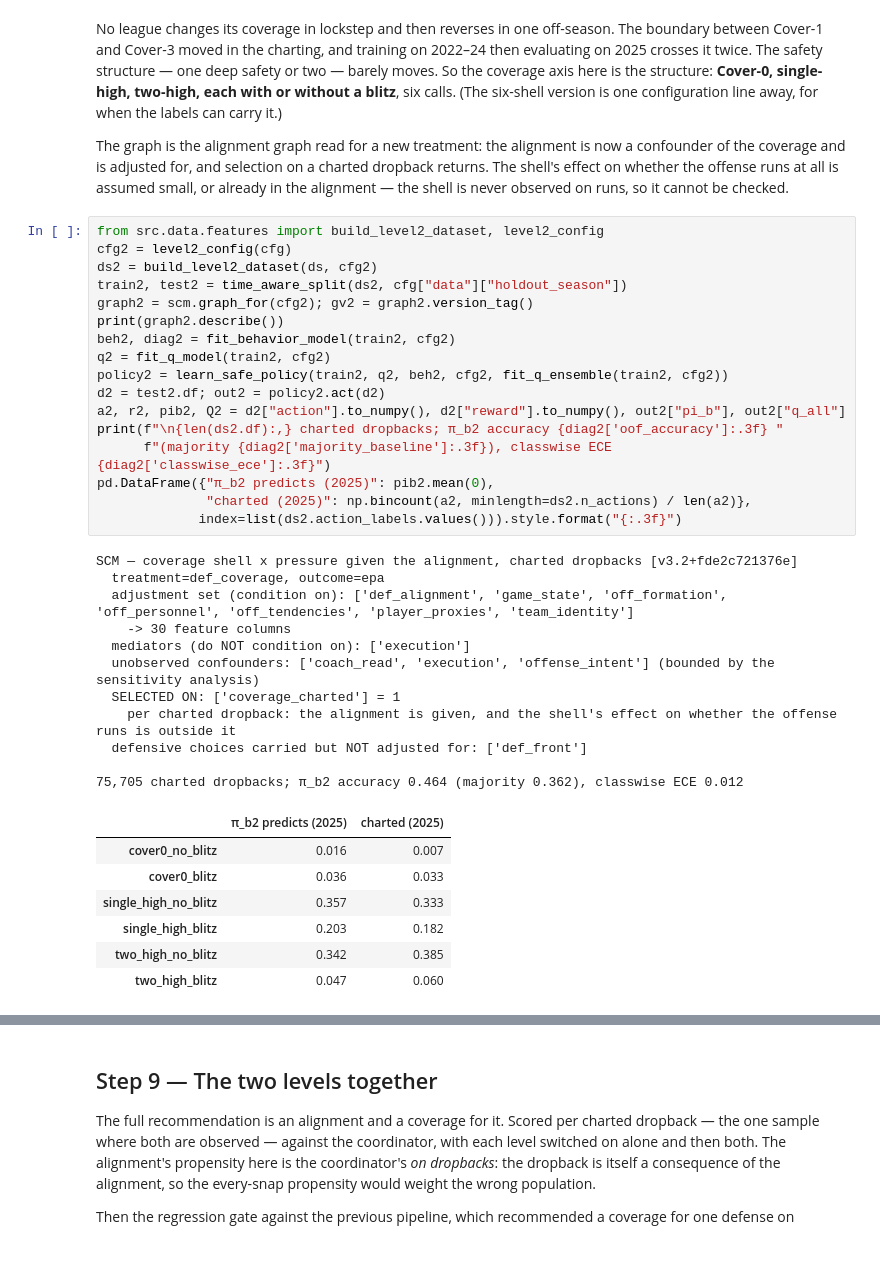
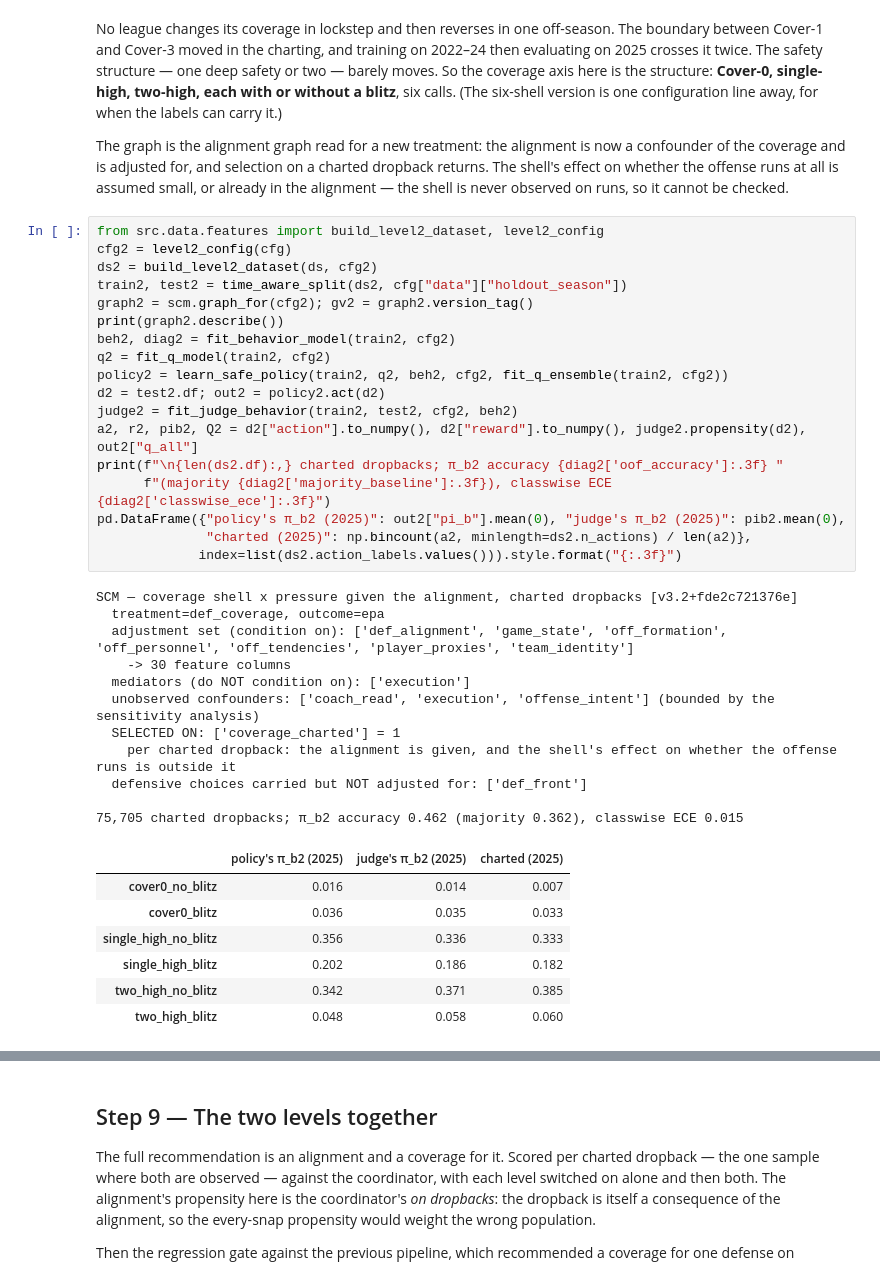
Before and after one commit to pendsec/nfl-playcalling, a Jupyter notebook: notebooks/v3_pipeline_walkthrough.ipynb, the cells around one changed output, grey strips where cells are left out. Saved outputs shown, nothing was run; the diff lists cells and outputs as text.

```diff
--- a/notebooks/v3_pipeline_walkthrough.ipynb
+++ b/notebooks/v3_pipeline_walkthrough.ipynb
@@ -517,39 +580,40 @@ shell is never observed on runs, so it cannot be checked.
 # %%
 from src.data.features import build_level2_dataset, level2_config
 cfg2 = level2_config(cfg)
 ds2 = build_level2_dataset(ds, cfg2)
 train2, test2 = time_aware_split(ds2, cfg["data"]["holdout_season"])
 graph2 = scm.graph_for(cfg2); gv2 = graph2.version_tag()
 print(graph2.describe())
 beh2, diag2 = fit_behavior_model(train2, cfg2)
 q2 = fit_q_model(train2, cfg2)
 policy2 = learn_safe_policy(train2, q2, beh2, cfg2, fit_q_ensemble(train2, cfg2))
 d2 = test2.df; out2 = policy2.act(d2)
-a2, r2, pib2, Q2 = d2["action"].to_numpy(), d2["reward"].to_numpy(), out2["pi_b"], out2["q_all"]
+judge2 = fit_judge_behavior(train2, test2, cfg2, beh2)
+a2, r2, pib2, Q2 = d2["action"].to_numpy(), d2["reward"].to_numpy(), judge2.propensity(d2), out2["q_all"]
 print(f"\n{len(ds2.df):,} charted dropbacks; π_b2 accuracy {diag2['oof_accuracy']:.3f} "
       f"(majority {diag2['majority_baseline']:.3f}), classwise ECE {diag2['classwise_ece']:.3f}")
-pd.DataFrame({"π_b2 predicts (2025)": pib2.mean(0),
+pd.DataFrame({"policy's π_b2 (2025)": out2["pi_b"].mean(0), "judge's π_b2 (2025)": pib2.mean(0),
               "charted (2025)": np.bincount(a2, minlength=ds2.n_actions) / len(a2)},
              index=list(ds2.action_labels.values())).style.format("{:.3f}")
 # %% [output]
 SCM — coverage shell x pressure given the alignment, charted dropbacks [v3.2+fde2c721376e]
   treatment=def_coverage, outcome=epa
   adjustment set (condition on): ['def_alignment', 'game_state', 'off_formation', 'off_personnel', 'off_tendencies', 'player_proxies', 'team_identity']
     -> 30 feature columns
   mediators (do NOT condition on): ['execution']
   unobserved confounders: ['coach_read', 'execution', 'offense_intent'] (bounded by the sensitivity analysis)
   SELECTED ON: ['coverage_charted'] = 1
     per charted dropback: the alignment is given, and the shell's effect on whether the offense runs is outside it
   defensive choices carried but NOT adjusted for: ['def_front']
 
-75,705 charted dropbacks; π_b2 accuracy 0.464 (majority 0.362), classwise ECE 0.012
+75,705 charted dropbacks; π_b2 accuracy 0.462 (majority 0.362), classwise ECE 0.015
-|  | π_b2 predicts (2025) | charted (2025) |
-| cover0_no_blitz | 0.016 | 0.007 |
-| cover0_blitz | 0.036 | 0.033 |
-| single_high_no_blitz | 0.357 | 0.333 |
-| single_high_blitz | 0.203 | 0.182 |
-| two_high_no_blitz | 0.342 | 0.385 |
-| two_high_blitz | 0.047 | 0.060 |
+|  | policy's π_b2 (2025) | judge's π_b2 (2025) | charted (2025) |
+| cover0_no_blitz | 0.016 | 0.014 | 0.007 |
+| cover0_blitz | 0.036 | 0.035 | 0.033 |
+| single_high_no_blitz | 0.356 | 0.336 | 0.333 |
+| single_high_blitz | 0.202 | 0.186 | 0.182 |
+| two_high_no_blitz | 0.342 | 0.371 | 0.385 |
+| two_high_blitz | 0.048 | 0.058 | 0.060 |
 # %%
 vb2 = dr_policy_value(Q2, pib2, pib2, a2, r2, clip, policy_name="behavior", graph_version=gv2)
 vp2 = dr_policy_value(Q2, pib2, out2["policy_probs"], a2, r2, clip, policy_name="safe", graph_version=gv2)
```
Also changed, not shown: parts of 16 cells of this notebook, 29 other files.
